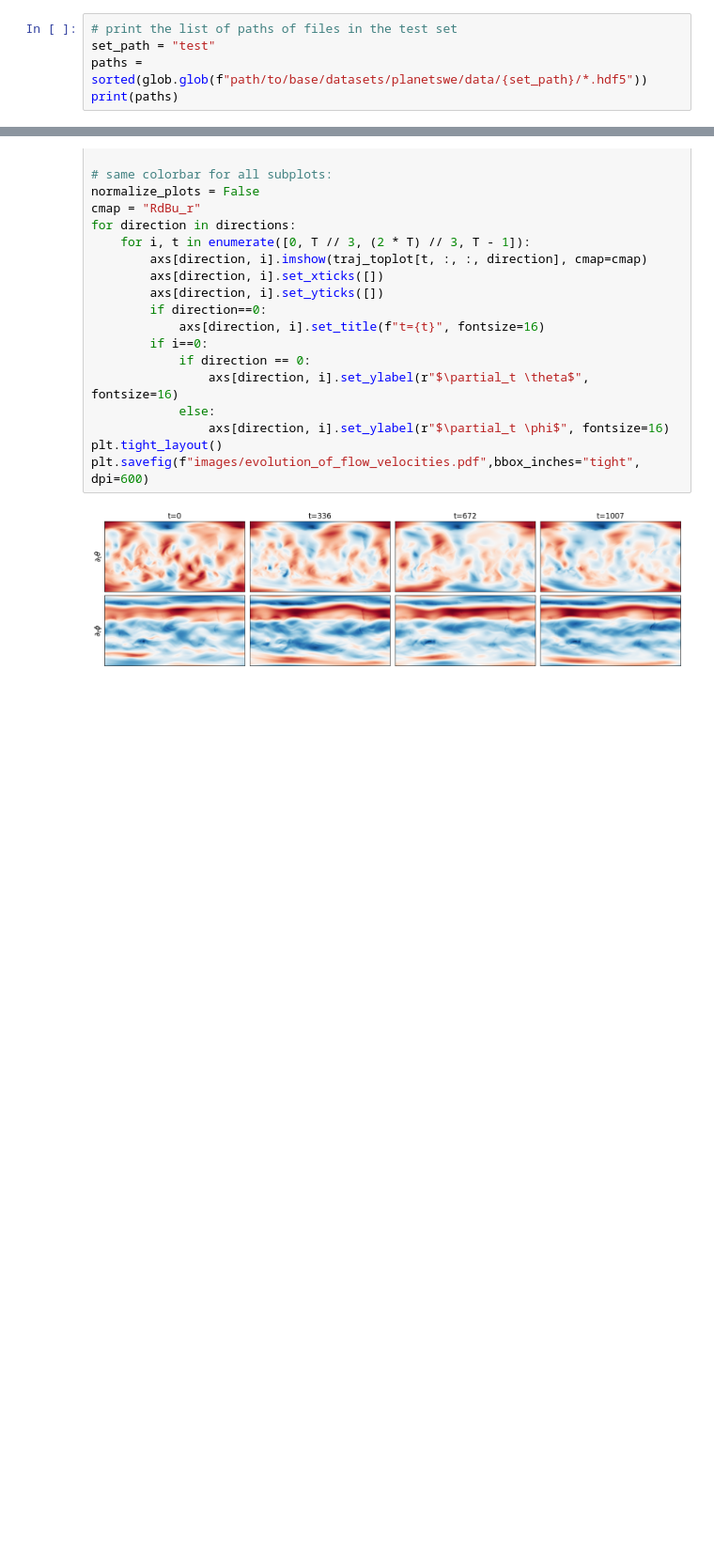
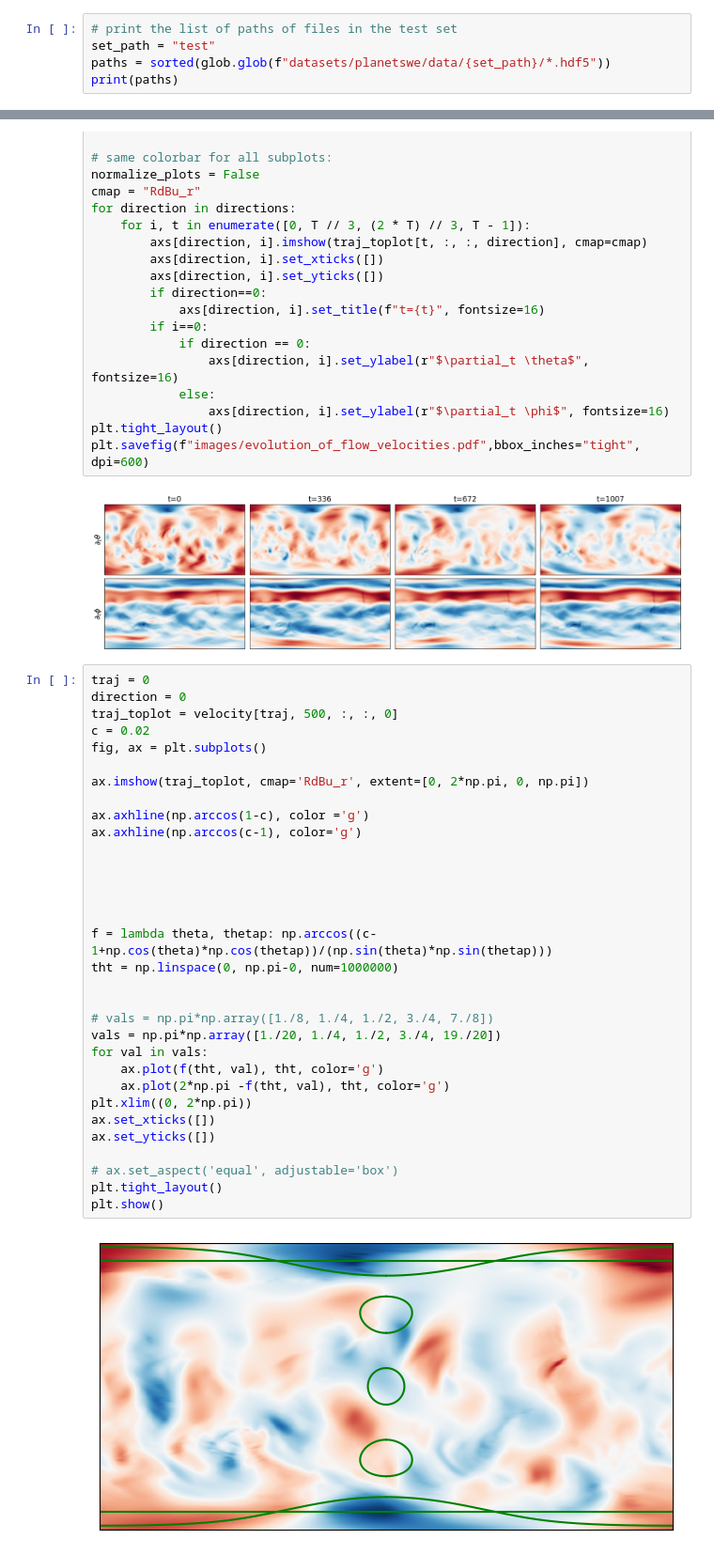
Before and after one commit to SebastianHauger/Master-Thesis-KAN, a Jupyter notebook: testing_the_well.ipynb, the cells around one changed output, grey strips where cells are left out. Shown at 94% size. Saved outputs shown, nothing was run; the diff lists cells and outputs as text; blank space fills up the shorter version.

Commit message:
added visualization code to illustrate overrepresentation of the poles

```diff
--- a/testing_the_well.ipynb
+++ b/testing_the_well.ipynb
@@ -9,6 +9,6 @@ import numpy as np
 # %%
 # print the list of paths of files in the test set
 set_path = "test"
-paths = sorted(glob.glob(f"path/to/base/datasets/planetswe/data/{set_path}/*.hdf5"))
+paths = sorted(glob.glob(f"datasets/planetswe/data/{set_path}/*.hdf5"))
 print(paths)
 # %% [output]
@@ -124,3 +124,37 @@ plt.tight_layout()
 plt.savefig(f"images/evolution_of_flow_velocities.pdf",bbox_inches="tight", dpi=600)
 # %% [output]
 [figure]
+# %%
+traj = 0
+direction = 0
+traj_toplot = velocity[traj, 500, :, :, 0]
+c = 0.02
+fig, ax = plt.subplots()
+
+ax.imshow(traj_toplot, cmap='RdBu_r', extent=[0, 2*np.pi, 0, np.pi])
+
+ax.axhline(np.arccos(1-c), color ='g')
+ax.axhline(np.arccos(c-1), color='g')
+
+
+
+
+
+f = lambda theta, thetap: np.arccos((c-1+np.cos(theta)*np.cos(thetap))/(np.sin(theta)*np.sin(thetap)))
+tht = np.linspace(0, np.pi-0, num=1000000)
+
+
+# vals = np.pi*np.array([1./8, 1./4, 1./2, 3./4, 7./8])
+vals = np.pi*np.array([1./20, 1./4, 1./2, 3./4, 19./20])
+for val in vals:
+    ax.plot(f(tht, val), tht, color='g')
+    ax.plot(2*np.pi -f(tht, val), tht, color='g')
+plt.xlim((0, 2*np.pi))
+ax.set_xticks([])
+ax.set_yticks([])
+
+# ax.set_aspect('equal', adjustable='box')
+plt.tight_layout()
+plt.show()
+# %% [output]
+[figure, added]
```
Also changed, not shown: parts of 1 cell of this notebook.
